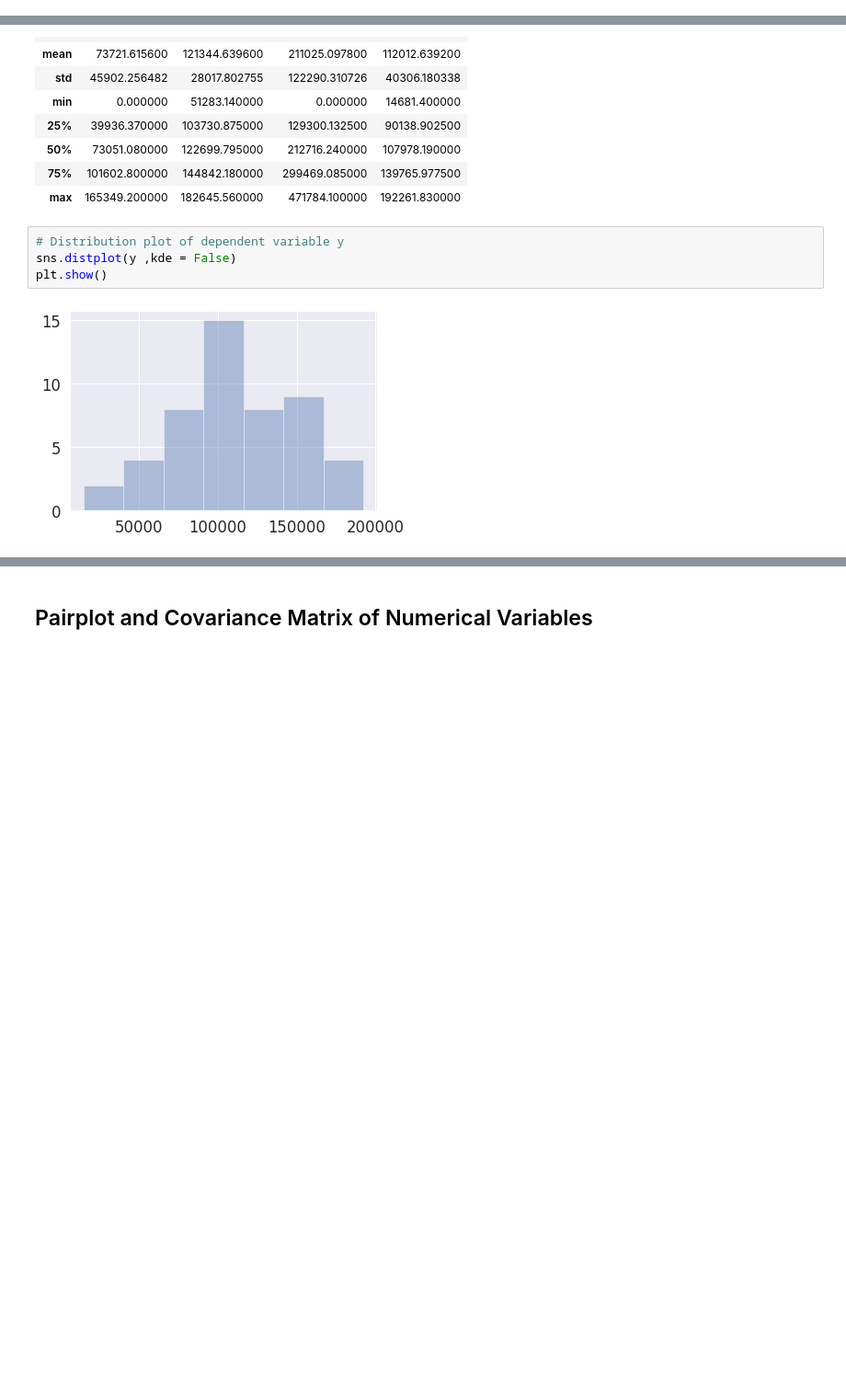
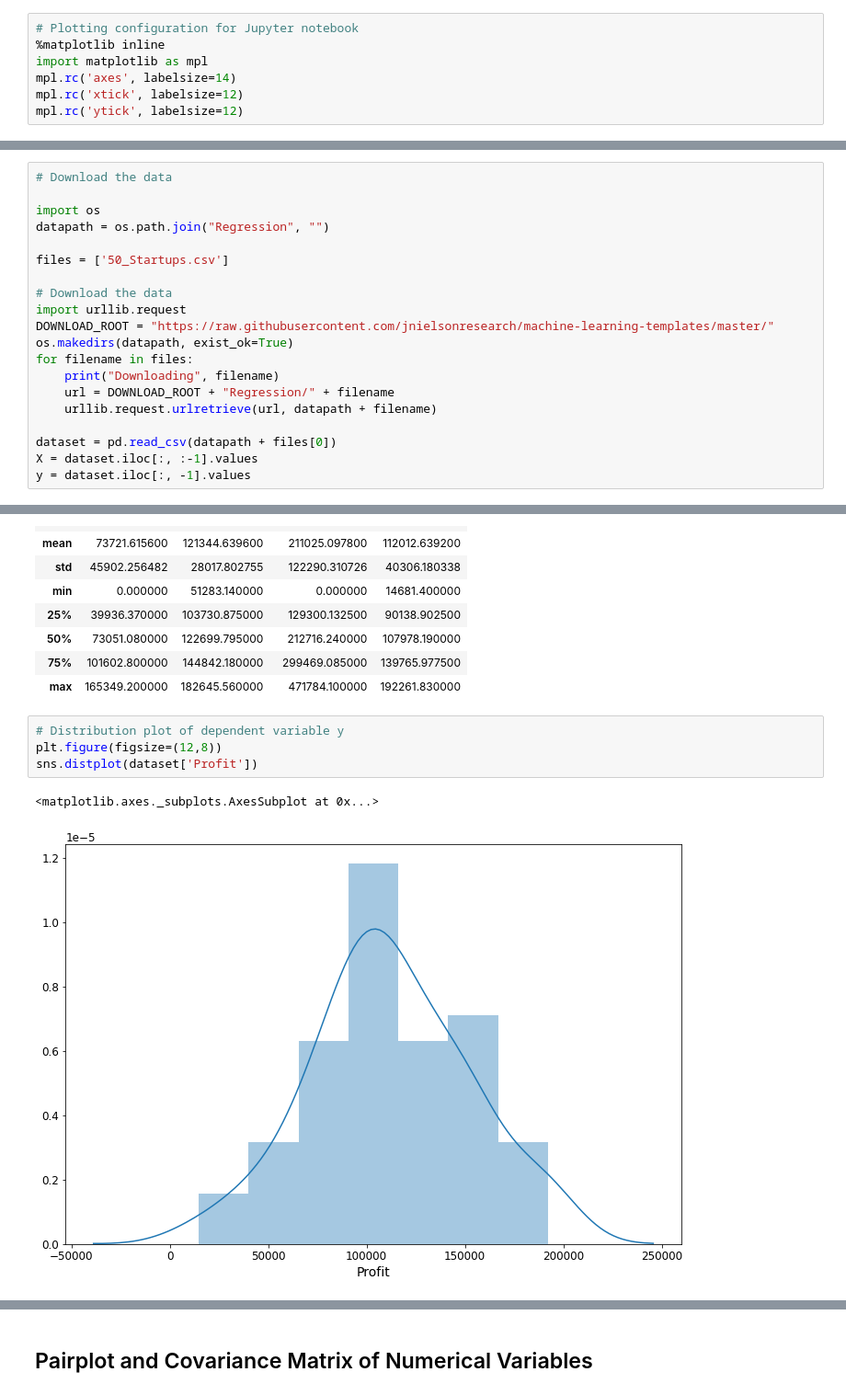
Before and after one commit to jnielsonresearch/Machine-Learning-Templates, a Jupyter notebook: Regression/Regression_models.ipynb, the cells around one changed output, grey strips where cells are left out. Shown at 92% size. Drawn from its saved outputs; the diff is of its cells as text; blank space fills up the shorter version.

```diff
--- a/Regression/Regression_models.ipynb
+++ b/Regression/Regression_models.ipynb
@@ -9,5 +16,12 @@ import numpy as np
 import pandas as pd
 import matplotlib.pyplot as plt
 import seaborn as sns
+# %%
+# Plotting configuration for Jupyter notebook
+%matplotlib inline
+import matplotlib as mpl
+mpl.rc('axes', labelsize=14)
+mpl.rc('xtick', labelsize=12)
+mpl.rc('ytick', labelsize=12)
 # %% [markdown]
 ## Importing the dataset
@@ -17,0 +28,20 @@ y = dataset.iloc[:, -1].values
+# %%
+# Download the data
+
+import os
+datapath = os.path.join("Regression", "")
+
+files = ['50_Startups.csv']
+
+# Download the data
+import urllib.request
+DOWNLOAD_ROOT = "https://raw.githubusercontent.com/jnielsonresearch/machine-learning-templates/master/"
+os.makedirs(datapath, exist_ok=True)
+for filename in files:
+    print("Downloading", filename)
+    url = DOWNLOAD_ROOT + "Regression/" + filename
+    urllib.request.urlretrieve(url, datapath + filename)
+
+dataset = pd.read_csv(datapath + files[0])
+X = dataset.iloc[:, :-1].values
+y = dataset.iloc[:, -1].values
@@ -38,9 +70,10 @@ dataset.describe()
 | max | 165349.200000 | 182645.560000 | 471784.100000 | 192261.830000 |
 # %%
 # Distribution plot of dependent variable y
-sns.distplot(y ,kde = False)
-plt.show()
+plt.figure(figsize=(12,8))
+sns.distplot(dataset['Profit'])
 # %% [output]
+<matplotlib.axes._subplots.AxesSubplot at 0x...>
-[figure, old version]
+[figure, new version]
 # %%
 # Profit by State
```
Also changed, not shown: parts of 41 cells of this notebook.
